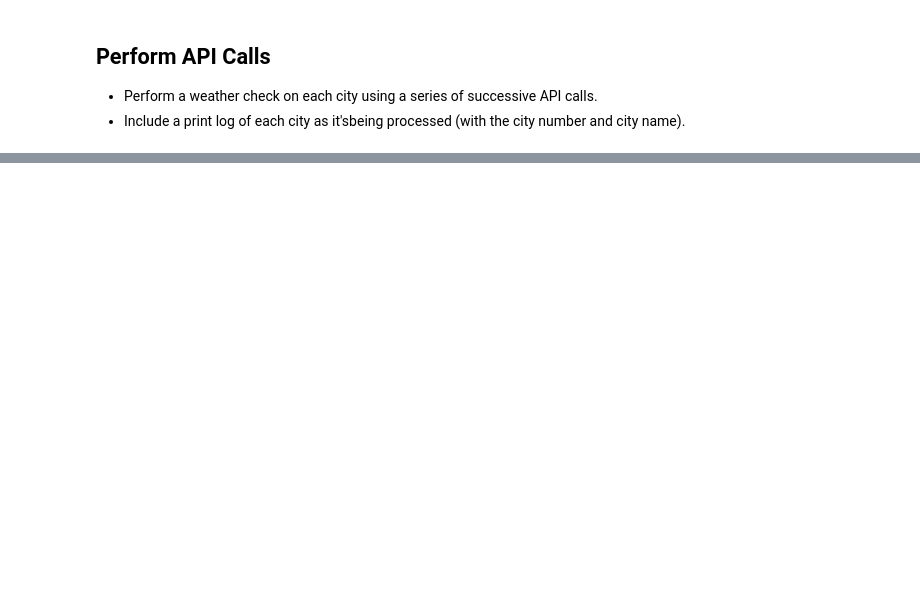
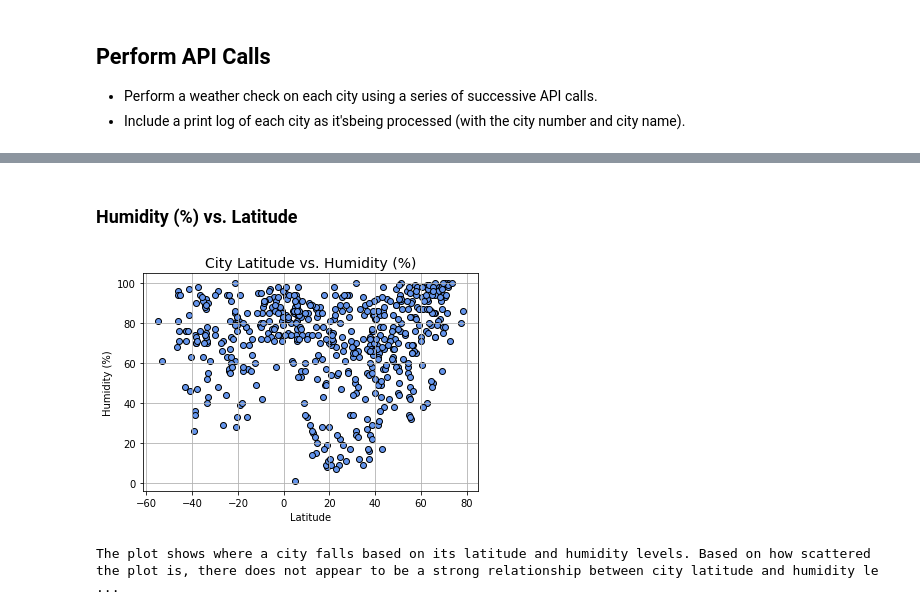
Before and after one commit to golson002/06-Python-API-Challenge, a Jupyter notebook: WeatherPy/WeatherPy_Submission.ipynb, the cells around one changed output, grey strips where cells are left out. Cells and saved outputs as stored; diff of their text form; code cells hidden in the pictures; blank space fills up the shorter version.

```diff
--- a/WeatherPy/WeatherPy_Submission.ipynb
+++ b/WeatherPy/WeatherPy_Submission.ipynb
@@ -129,0 +222,21 @@ weather_df
+# %% [markdown]
+### Humidity (%) vs. Latitude
+# %%
+# Create a scatter plot of City Latitude vs. Humidity
+x_axis2 = weather_df['Lat']
+y_axis2 = weather_df['Humidity']
+
+plt.scatter(x_axis2, y_axis2, marker = 'o', facecolor = 'cornflowerblue', edgecolor = 'black')
+plt.xlabel('Latitude')
+plt.ylabel('Humidity (%)')
+plt.title('City Latitude vs. Humidity (%)', fontsize = 14)
+plt.grid(True)
+
+plt.savefig('Weather_Output/City Latitude vs. Humidity.png')
+
+plt.show()
+
+print('The plot shows where a city falls based on its latitude and humidity levels. Based on how scattered the plot is, there does not appear to be a strong relationship between city latitude and humidity levels. However, there does appear to be some clustering in the middle-left and upper-right corner of the plot.')
+# %% [output]
+[figure, added]
+The plot shows where a city falls based on its latitude and humidity levels. Based on how scattered the plot is, there does not appear to be a strong relationship between city latitude and humidity le ...
```
Also changed, not shown: parts of 30 cells of this notebook, 5 other files.
